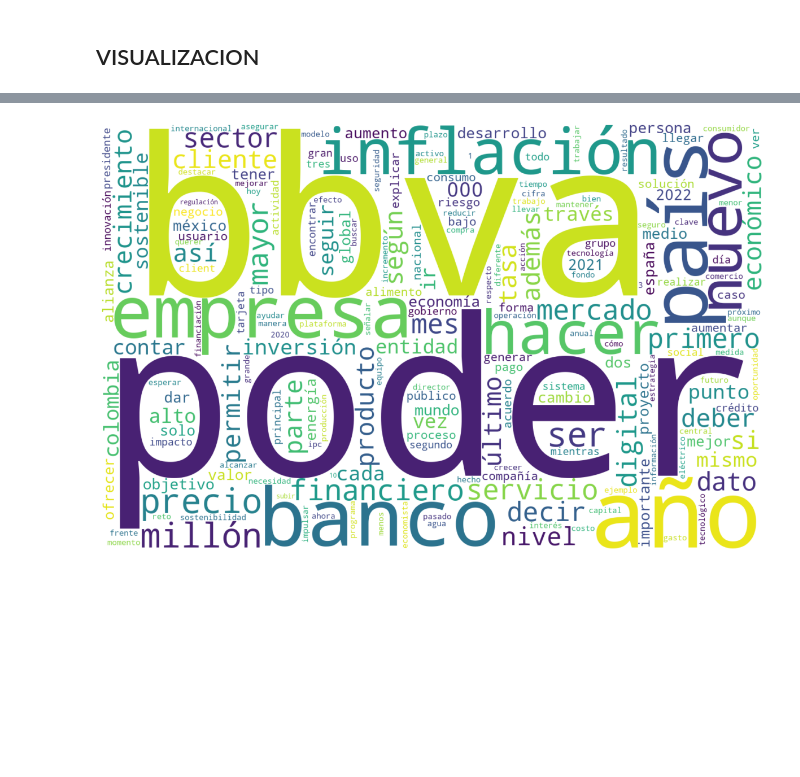
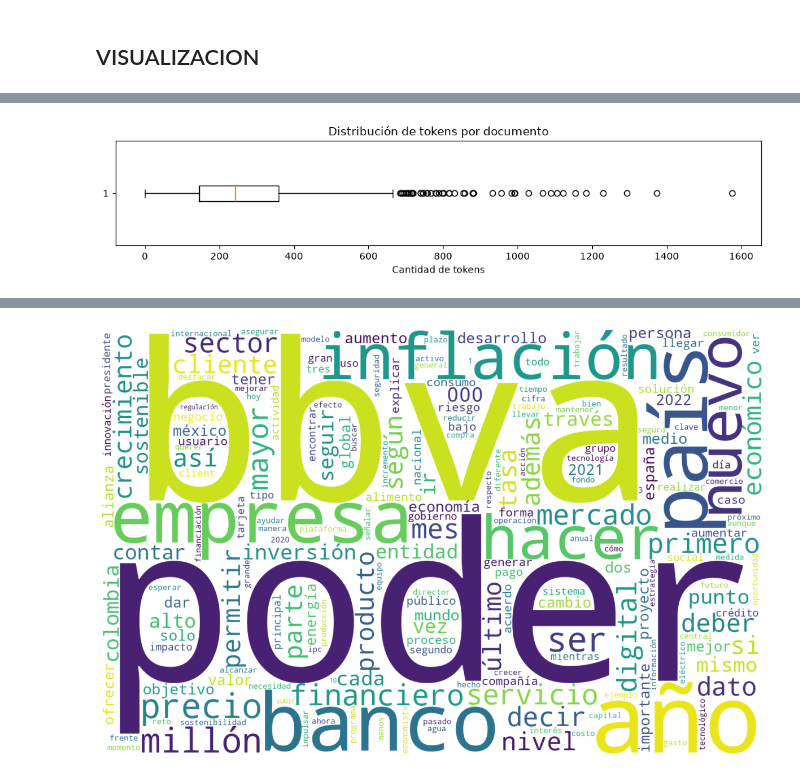
Before and after one commit to Cynthiss/NLP, a Jupyter notebook: Lab_1.ipynb, the cells around one changed output, grey strips where cells are left out. Drawn from its saved outputs; the diff is of its cells as text; code cells hidden in the pictures; blank space fills up the shorter version.

```diff
--- a/Lab_1.ipynb
+++ b/Lab_1.ipynb
@@ -311,3 +333,15 @@ plt.show()
+# %%
+plt.figure(figsize=(10,2.5))
+
+plt.boxplot(df["token_count"], vert=False)
+
+plt.title("Distribución de tokens por documento")
+plt.xlabel("Cantidad de tokens")
+
+plt.tight_layout()
+plt.show()
+# %% [output]
+[figure, added]
 # %%
 
 # Ley de Zipf
```
Also changed, not shown: parts of 2 cells of this notebook.
